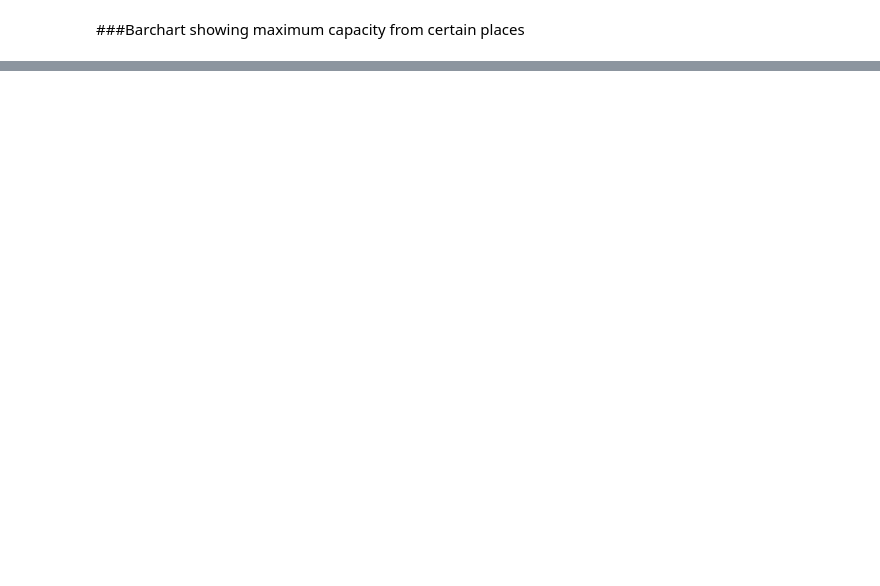
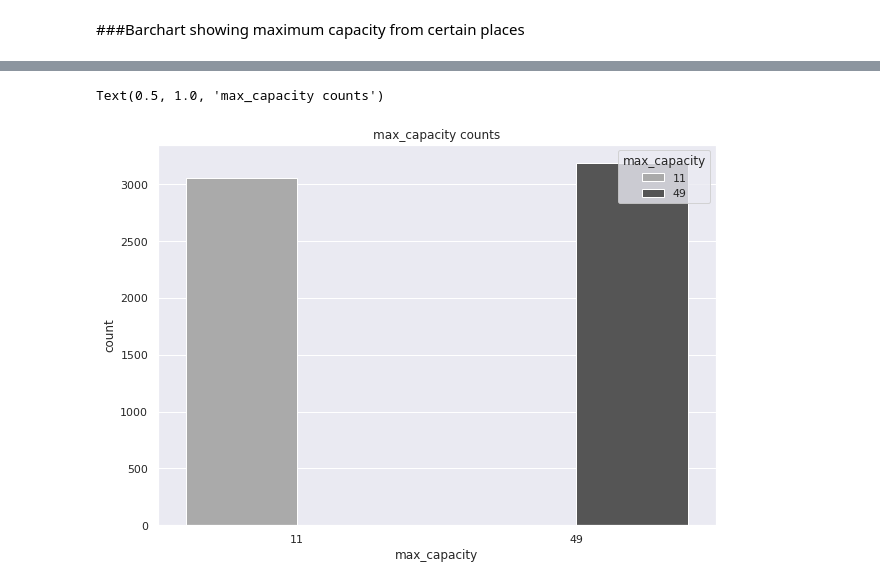
Before and after one commit to eshitalakhani/Transport-Demand-Prediction, a Jupyter notebook: Copy_of_Demand_Prediction_for_Public_Transport_Capstone_Project.ipynb, the cells around one changed output, grey strips where cells are left out. Cells and saved outputs as stored; diff of their text form; code cells hidden in the pictures; blank space fills up the shorter version.

```diff
--- a/Copy_of_Demand_Prediction_for_Public_Transport_Capstone_Project.ipynb
+++ b/Copy_of_Demand_Prediction_for_Public_Transport_Capstone_Project.ipynb
@@ -225,0 +331,11 @@ Months base travel counts
+# %%
+fig = plt.figure(figsize=(10,7))
+ax = fig.gca()
+sns.countplot(x='max_capacity', data=dppt, hue='max_capacity', palette='binary')
+sns.set_theme(style='darkgrid')
+ax.set_xlabel('max_capacity')
+# ax.set_ylabel('Frequency')
+ax.set_title('max_capacity counts')
+# %% [output]
+Text(0.5, 1.0, 'max_capacity counts')
+[figure, added]
```
Also changed, not shown: parts of 43 cells of this notebook.
